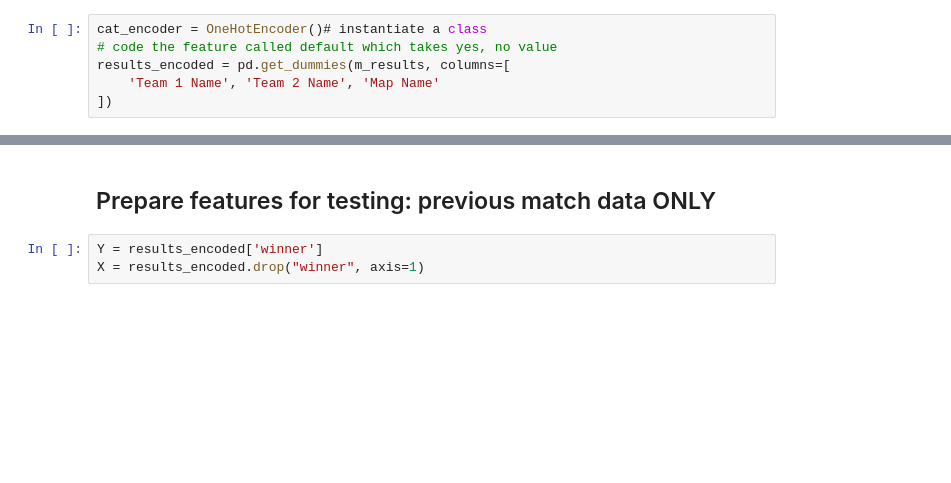
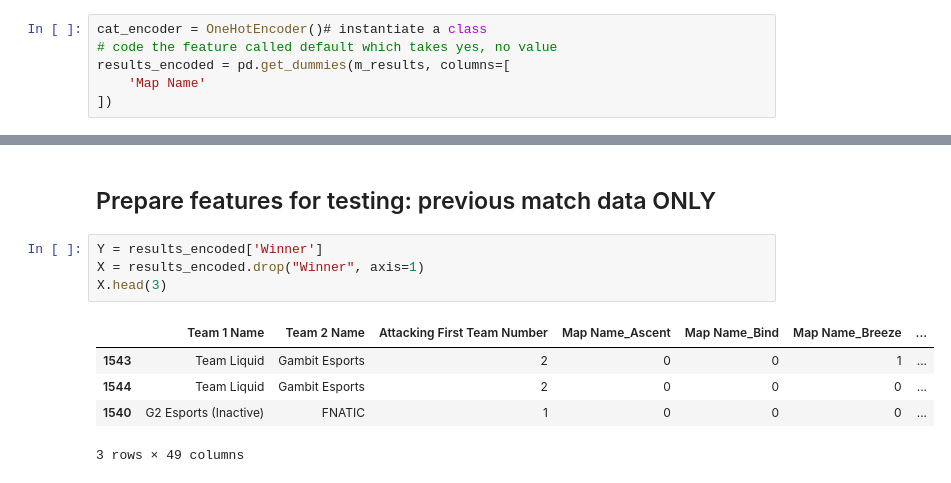
Before and after one commit to LabyrinthV/Honours-victory-prediction, a Jupyter notebook: Modelling.ipynb, the cells around one changed output, grey strips where cells are left out. Saved outputs shown, nothing was run; the diff lists cells and outputs as text; blank space fills up the shorter version.

```diff
--- a/Modelling.ipynb
+++ b/Modelling.ipynb
@@ -78,7 +94,7 @@ def agents_to_list(results, team_number):
 cat_encoder = OneHotEncoder()# instantiate a class
 # code the feature called default which takes yes, no value
 results_encoded = pd.get_dummies(m_results, columns=[
-    'Team 1 Name', 'Team 2 Name', 'Map Name'
+    'Map Name'
 ])
 # %%
 
@@ -144,8 +253,15 @@ team_xvy_performance = pd.read_csv('./Data files/team-xvy-performance.csv')
 # %% [markdown]
 ## Prepare features for testing: previous match data ONLY
 # %%
-Y = results_encoded['winner']
-X = results_encoded.drop("winner", axis=1)
+Y = results_encoded['Winner']
+X = results_encoded.drop("Winner", axis=1)
+X.head(3)
+# %% [output]
+|  | Team 1 Name | Team 2 Name | Attacking First Team Number | Map Name_Ascent | Map Name_Bind | Map Name_Breeze | ... |
+| 1543 | Team Liquid | Gambit Esports | 2 | 0 | 0 | 1 | ... |
+| 1544 | Team Liquid | Gambit Esports | 2 | 0 | 0 | 0 | ... |
+| 1540 | G2 Esports (Inactive) | FNATIC | 1 | 0 | 0 | 0 | ... |
+3 rows × 49 columns
 # %%
 #Import necessary library
 from sklearn import preprocessing
```
Also changed, not shown: parts of 15 cells of this notebook, 2 other files.
